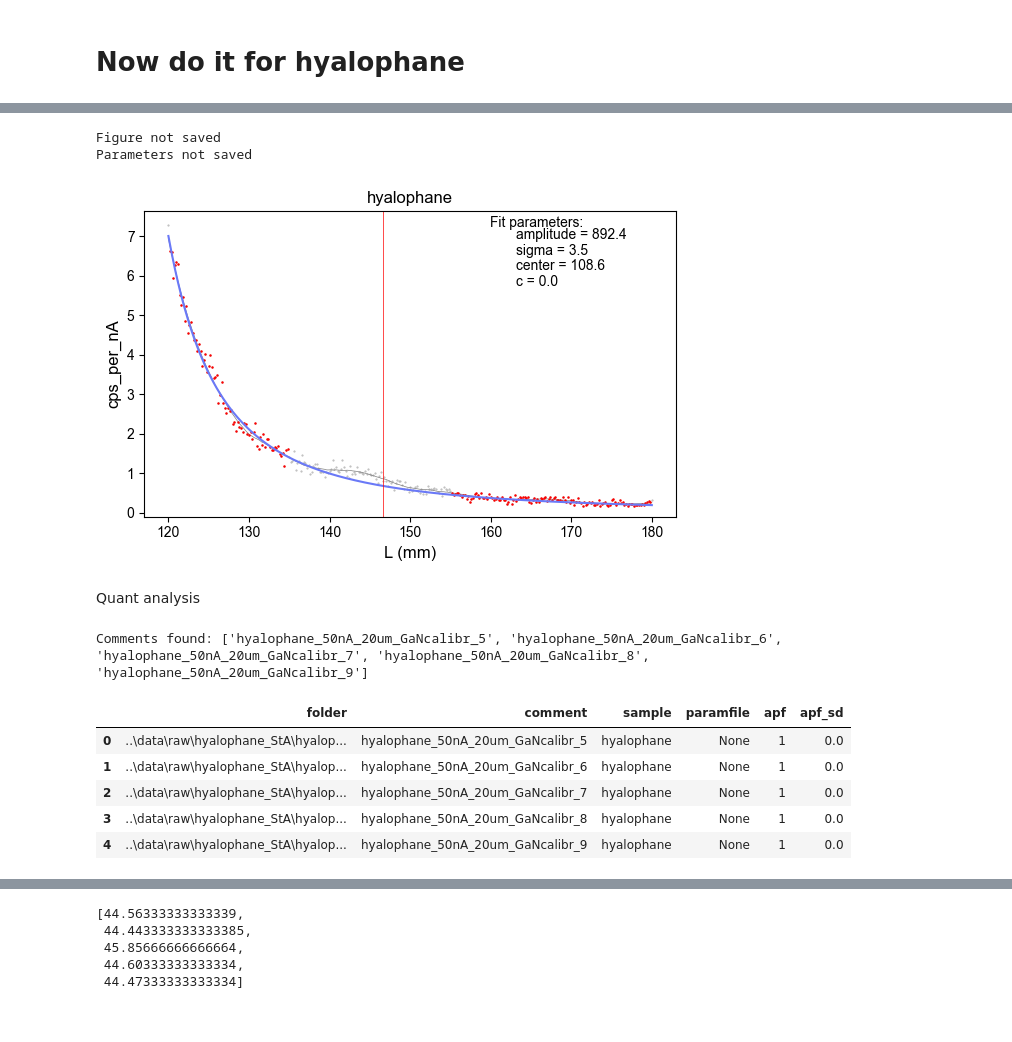
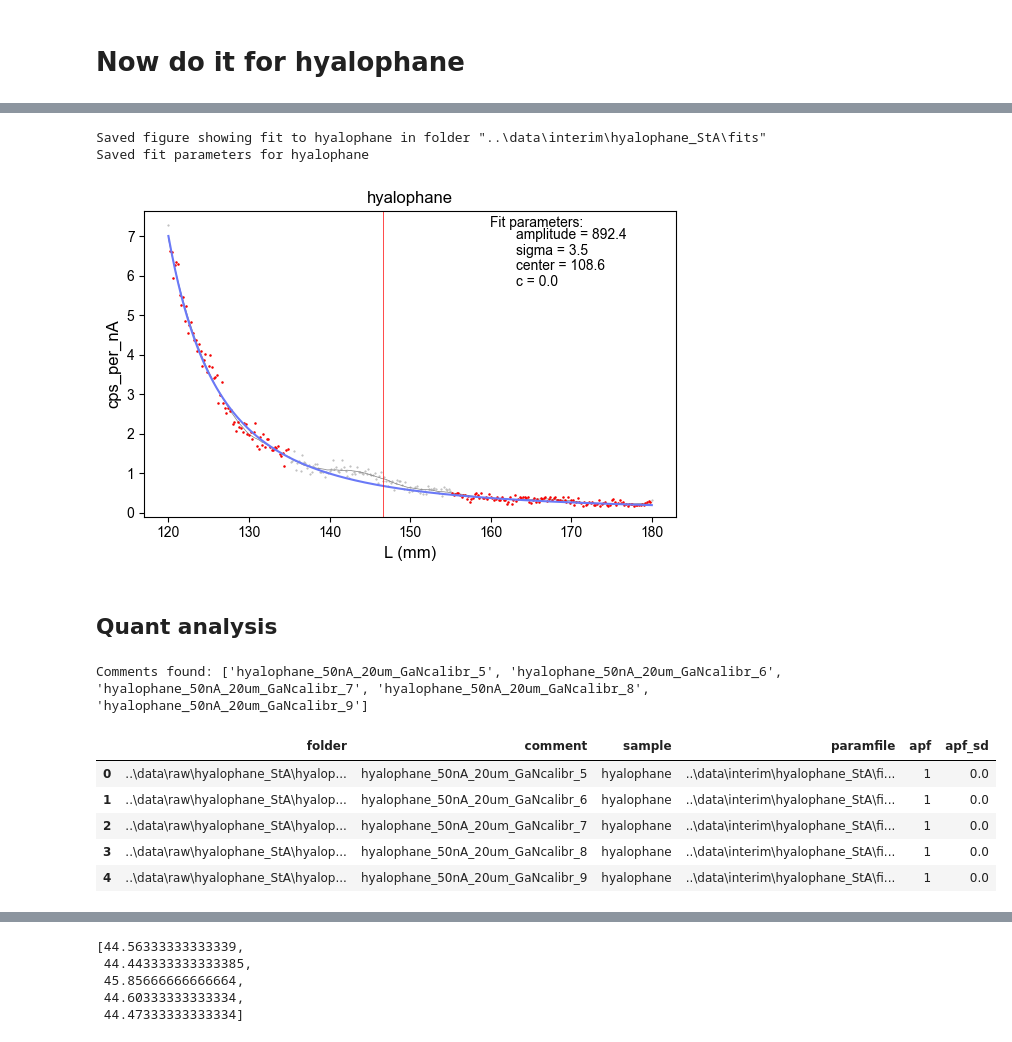
Before and after one commit to eleanor-m/n_epma_analysis, a Jupyter notebook: notebooks/03_hyalophane_StA.ipynb, the cells around one changed output, grey strips where cells are left out. Cells and saved outputs as stored; diff of their text form; code cells hidden in the pictures.

Commit message:
Process hyalophane data

```diff
--- a/notebooks/03_hyalophane_StA.ipynb
+++ b/notebooks/03_hyalophane_StA.ipynb
@@ -160,37 +160,38 @@ bg_roi = [[120,135], [155, 180]]
 
 trimmed_data = wdscan.trim_data_from_regions(data, bg_roi)
 out = wdscan.fit_bg(trimmed_data)
-wdscan.plot_bg_fit(data, trimmed_data, out, sample, pk_pos_markers, save_to=None)
-par_dict = wdscan.write_fit_params(out, sample, save_to=None)
+wdscan.plot_bg_fit(data, trimmed_data, out, sample, pk_pos_markers, save_to=Path("../data/interim/hyalophane_StA/fits"))
+par_dict = wdscan.write_fit_params(out, sample, save_to=Path("../data/interim/hyalophane_StA/fits/"))
 # %% [output]
-Figure not saved
-Parameters not saved
+Saved figure showing fit to hyalophane in folder "..\data\interim\hyalophane_StA\fits"
+Saved fit parameters for hyalophane
 [figure]
-# %% [markdown]
-Quant analysis
+# %% [markdown]
+## Quant analysis
 # %%
 samples = ['hyalophane'] # List of samples in this dataset
 sample_folders = [Path('../data/raw/hyalophane_StA/hyalophane_using_GaN_standard/')] # List of folders corresponding to the samples
 category = 'hyalophane' # Category of this dataset (e.g. "glasses")
 
-# wd_scan = Path('data/interim/buddingtonite_ANU/fits/key_params_buddingtonite.txt') # Path to wd scan fit parameters
+wd_scan = Path('../data/interim/hyalophane_StA/fits/key_params_hyalophane.txt') # Path to wd scan fit parameters
 std_dbase_info_file = Path('data/_dictionaries/standards.csv')
 # %%
 datalist = readfiles.find_files_and_folders(
                 samples, sample_folders,
+                apf_file=None,
                 # apf_file=Path('data/_dictionaries/apf_values.csv'), #<- Can put None in here
-                # wd_scan=wd_scan
+                wd_scan=wd_scan
                 )
 
 datalist
 # %% [output]
 Comments found: ['hyalophane_50nA_20um_GaNcalibr_5', 'hyalophane_50nA_20um_GaNcalibr_6', 'hyalophane_50nA_20um_GaNcalibr_7', 'hyalophane_50nA_20um_GaNcalibr_8', 'hyalophane_50nA_20um_GaNcalibr_9']
 |  | folder | comment | sample | paramfile | apf | apf_sd |
-| 0 | ..\data\raw\hyalophane_StA\hyalop... | hyalophane_50nA_20um_GaNcalibr_5 | hyalophane | None | 1 | 0.0 |
-| 1 | ..\data\raw\hyalophane_StA\hyalop... | hyalophane_50nA_20um_GaNcalibr_6 | hyalophane | None | 1 | 0.0 |
-| 2 | ..\data\raw\hyalophane_StA\hyalop... | hyalophane_50nA_20um_GaNcalibr_7 | hyalophane | None | 1 | 0.0 |
-| 3 | ..\data\raw\hyalophane_StA\hyalop... | hyalophane_50nA_20um_GaNcalibr_8 | hyalophane | None | 1 | 0.0 |
-| 4 | ..\data\raw\hyalophane_StA\hyalop... | hyalophane_50nA_20um_GaNcalibr_9 | hyalophane | None | 1 | 0.0 |
+| 0 | ..\data\raw\hyalophane_StA\hyalop... | hyalophane_50nA_20um_GaNcalibr_5 | hyalophane | ..\data\interim\hyalophane_StA\fi... | 1 | 0.0 |
+| 1 | ..\data\raw\hyalophane_StA\hyalop... | hyalophane_50nA_20um_GaNcalibr_6 | hyalophane | ..\data\interim\hyalophane_StA\fi... | 1 | 0.0 |
+| 2 | ..\data\raw\hyalophane_StA\hyalop... | hyalophane_50nA_20um_GaNcalibr_7 | hyalophane | ..\data\interim\hyalophane_StA\fi... | 1 | 0.0 |
+| 3 | ..\data\raw\hyalophane_StA\hyalop... | hyalophane_50nA_20um_GaNcalibr_8 | hyalophane | ..\data\interim\hyalophane_StA\fi... | 1 | 0.0 |
+| 4 | ..\data\raw\hyalophane_StA\hyalop... | hyalophane_50nA_20um_GaNcalibr_9 | hyalophane | ..\data\interim\hyalophane_StA\fi... | 1 | 0.0 |
 # %%
 myspot = [None] * len(datalist.folder)
 
```
Also changed, not shown: parts of 15 cells of this notebook.
